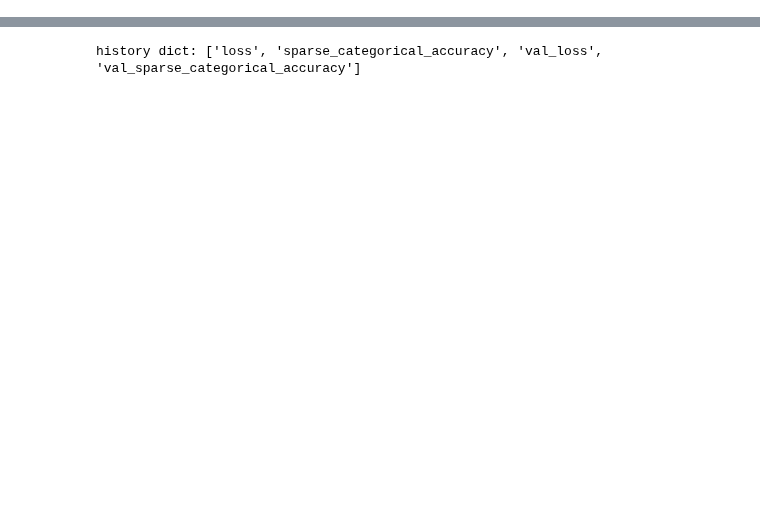
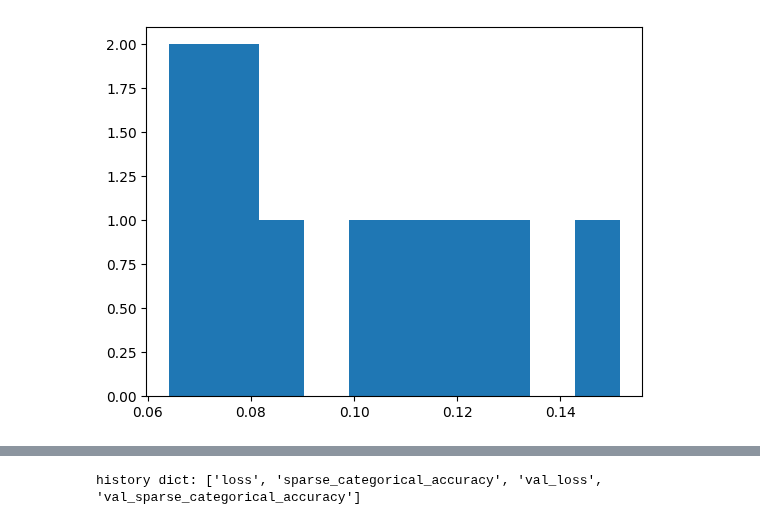
Before and after one commit to PavelStelmakhV/hw310-keras-fasion-mnist, a Jupyter notebook: keras_fasion_mnist_hw.ipynb, the cells around one changed output, grey strips where cells are left out. Drawn from its saved outputs; the diff is of its cells as text; code cells hidden in the pictures; blank space fills up the shorter version.

```diff
--- a/keras_fasion_mnist_hw.ipynb
+++ b/keras_fasion_mnist_hw.ipynb
@@ -62,3 +73,8 @@ model.compile(#optimizer='adam',
               # loss='binary_crossentropy',
               loss=tf.keras.losses.SparseCategoricalCrossentropy(),
               metrics=['sparse_categorical_accuracy'])
+# %%
+x = np.random.random((1, 28, 28))
+a = model.predict(x)
+_ = plt.hist(np.transpose(a))
+# %% [output]
@@ -65,3 +82,4 @@ model.compile(#optimizer='adam',
+[figure, added]
 # %%
 callback = callbacks.EarlyStopping(monitor='val_loss', patience=12)
 # %%
```
Also changed, not shown: parts of 9 cells of this notebook.
